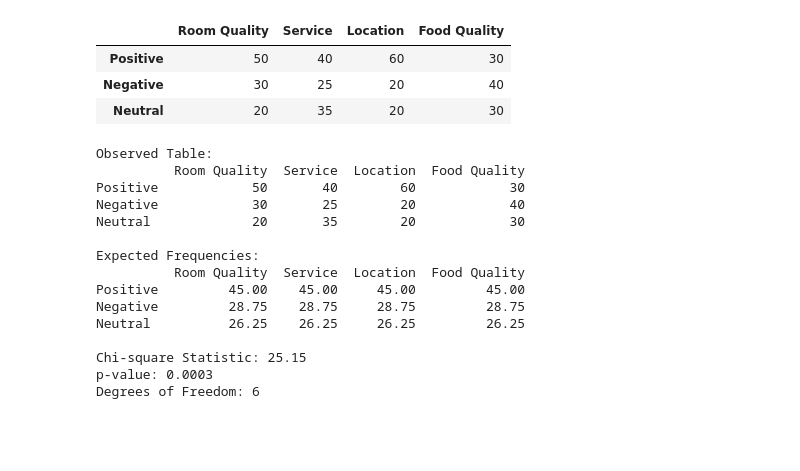
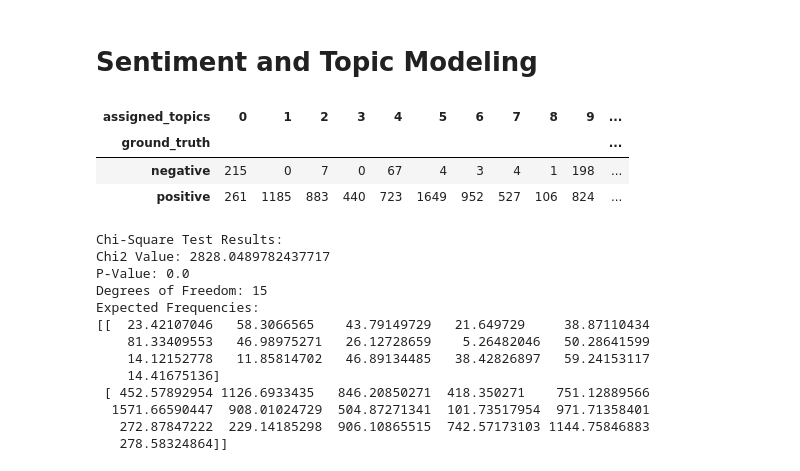
Before and after one commit to NotMishaal/TripAdvisor-Review-CW, a Jupyter notebook: task_6/topic_vs_sentiment.ipynb, the cells around one changed output. Drawn from its saved outputs; the diff is of its cells as text; code cells hidden in the pictures; blank space fills up the shorter version.

Commit message:
[add] statistical tests

```diff
--- a/task_6/topic_vs_sentiment.ipynb
+++ b/task_6/topic_vs_sentiment.ipynb
@@ -29,0 +30,2 @@ Index(['helpfulVotes', 'id', 'address', 'city', 'placeName', 'numberOfReviews',
+# %% [markdown]
+# Sentiment and Topic Modeling
@@ -30,40 +38,35 @@ Index(['helpfulVotes', 'id', 'address', 'city', 'placeName', 'numberOfReviews',
 # %%
-# Step 1: # Create the contingency table
-contingency_table = pd.crosstab(df["Sentiment"], df["Assigned_Topic"])
+# Create the contingency table
+contingency_table = pd.crosstab(df['ground_truth'], df['assigned_topics'])
 
-# Display the contingency table
-print(contingency_table)
+# Print the contingency table
+contingency_table
 # %% [output]
-|  | Room Quality | Service | Location | Food Quality |
-| Positive | 50 | 40 | 60 | 30 |
-| Negative | 30 | 25 | 20 | 40 |
-| Neutral | 20 | 35 | 20 | 30 |
+| assigned_topics | 0 | 1 | 2 | 3 | 4 | 5 | 6 | 7 | 8 | 9 | ... |
+| ground_truth |  |  |  |  |  |  |  |  |  |  | ... |
+| negative | 215 | 0 | 7 | 0 | 67 | 4 | 3 | 4 | 1 | 198 | ... |
+| positive | 261 | 1185 | 883 | 440 | 723 | 1649 | 952 | 527 | 106 | 824 | ... |
 # %%
 # Step 2: Perform Chi-square Test
 chi2, p, dof, expected = chi2_contingency(contingency_table)
-# %%
-# Display Results
-print("Observed Table:")
-print(contingency_table)
-print("\nExpected Frequencies:")
-print(pd.DataFrame(expected, index=sentiments, columns=topic_sentiment_distribution.keys()))
-print(f"\nChi-square Statistic: {chi2:.2f}")
-print(f"p-value: {p:.4f}")
-print(f"Degrees of Freedom: {dof}")
-# %% [output]
-Observed Table:
-          Room Quality  Service  Location  Food Quality
-Positive            50       40        60            30
-Negative            30       25        20            40
-Neutral             20       35        20            30
-
-Expected Frequencies:
-          Room Quality  Service  Location  Food Quality
-Positive         45.00    45.00     45.00         45.00
-Negative         28.75    28.75     28.75         28.75
-Neutral          26.25    26.25     26.25         26.25
-
-Chi-square Statistic: 25.15
-p-value: 0.0003
-Degrees of Freedom: 6
+# %%
+print("\nChi-Square Test Results:")
+print(f"Chi2 Value: {chi2}")
+print(f"P-Value: {p}")
+print(f"Degrees of Freedom: {dof}")
+print(f"Expected Frequencies:\n{expected}")
+# %% [output]
+Chi-Square Test Results:
+Chi2 Value: 2828.0489782437717
+P-Value: 0.0
+Degrees of Freedom: 15
+Expected Frequencies:
+[[  23.42107046   58.3066565    43.79149729   21.649729     38.87110434
+    81.33409553   46.98975271   26.12728659    5.26482046   50.28641599
+    14.12152778   11.85814702   46.89134485   38.42826897   59.24153117
+    14.41675136]
+ [ 452.57892954 1126.6933435   846.20850271  418.350271    751.12889566
+  1571.66590447  908.01024729  504.87271341  101.73517954  971.71358401
+   272.87847222  229.14185298  906.10865515  742.57173103 1144.75846883
+   278.58324864]]
 # %%
```
Also changed, not shown: parts of 44 cells of this notebook.
